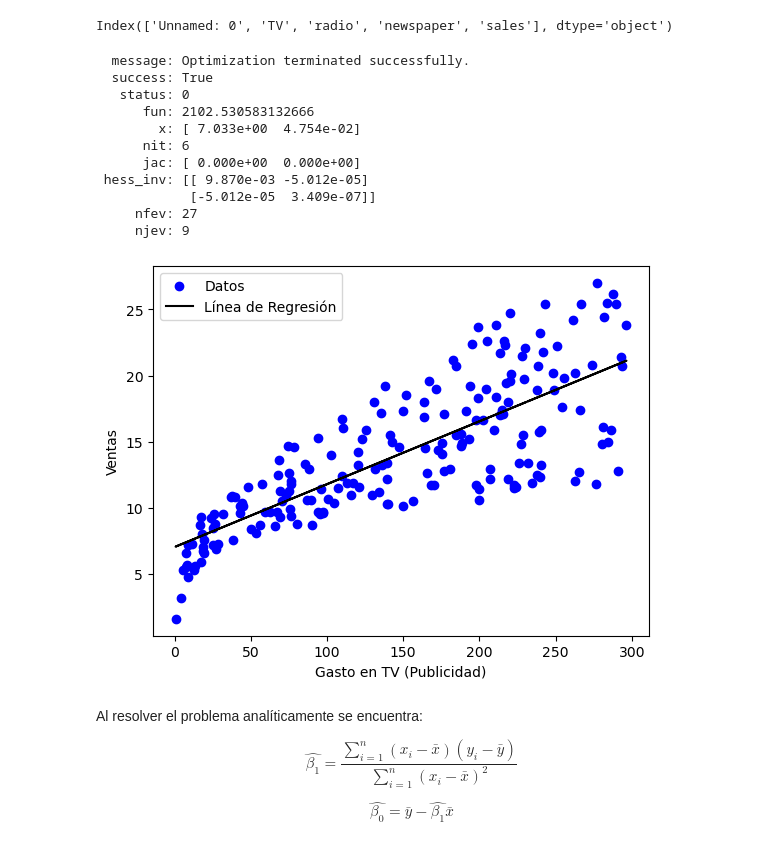
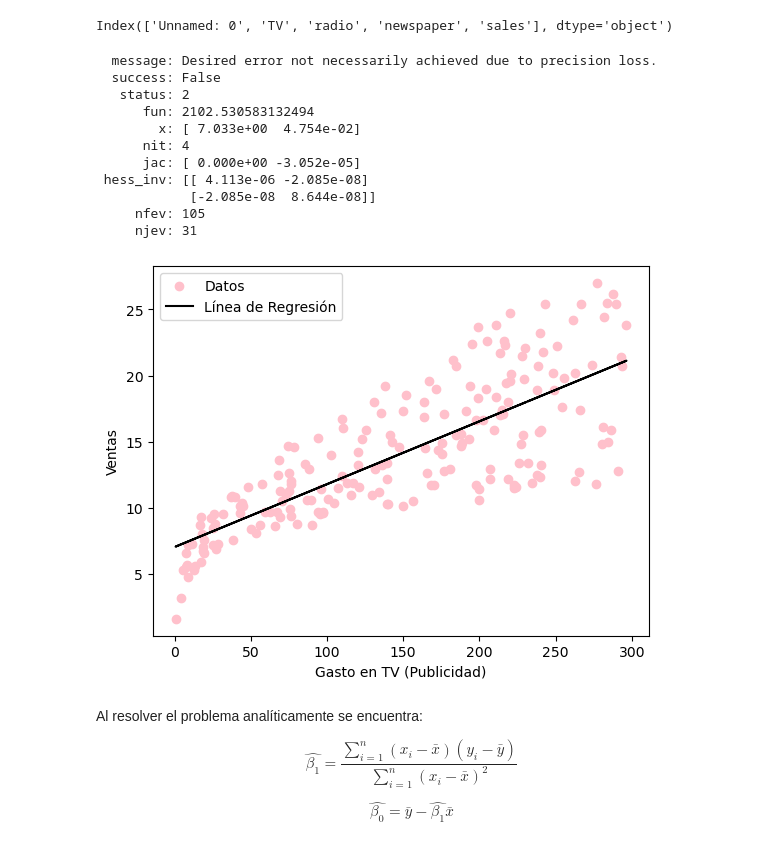
Before and after one commit to RRlaura/Simulacion-Matematica, a Jupyter notebook: T05 - Lab de regresión lineal.ipynb, the cells around one changed output. Cells and saved outputs as stored; diff of their text form; code cells hidden in the pictures.

```diff
--- a/T05 - Lab de regresión lineal.ipynb
+++ b/T05 - Lab de regresión lineal.ipynb
@@ -124,33 +124,38 @@ def calcular_rss(beta, X, y):
     rss_value = residual.T @ residual  # Calcular RSS
     return rss_value[0, 0]
 
-
-coef_intercepto, coef_pendiente = resultado_optimizado.x
-opt.minimize(calcular_rss, beta_inicial, args=(X_matriz, y_vector))
+resultado_optimizado = opt.minimize(calcular_rss, beta_inicial, args=(X_matriz, y_vector))
+resultado_optimizado
 # %% [output]
-  message: Optimization terminated successfully.
-  success: True
-   status: 0
-      fun: 2102.530583132666
+  message: Desired error not necessarily achieved due to precision loss.
+  success: False
+   status: 2
+      fun: 2102.530583132494
         x: [ 7.033e+00  4.754e-02]
-      nit: 6
-      jac: [ 0.000e+00  0.000e+00]
- hess_inv: [[ 9.870e-03 -5.012e-05]
-            [-5.012e-05  3.409e-07]]
-     nfev: 27
-     njev: 9
+      nit: 4
+      jac: [ 0.000e+00 -3.052e-05]
+ hess_inv: [[ 4.113e-06 -2.085e-08]
+            [-2.085e-08  8.644e-08]]
+     nfev: 105
+     njev: 31
 # %%
+coef_intercepto, coef_pendiente = resultado_optimizado.x
+
+beta_0 = coef_intercepto
+beta_1 = coef_pendiente
+
+X = x_tv
+
 y_pred = beta_0 + beta_1 * X
 
-
-plt.scatter(X, y, color= 'blue' , label='Datos')
-plt.plot(X, y_pred, color= 'black' , label='Línea de Regresión')
+plt.scatter(X, y_sales, c='pink', label='Datos')
+plt.plot(X, y_pred, color='black', label='Línea de Regresión')
 plt.xlabel('Gasto en TV (Publicidad)')
 plt.ylabel('Ventas')
 plt.legend()
 plt.show()
 # %% [output]
-[figure, old version]
+[figure, new version]
 # %% [markdown]
 Al resolver el problema analíticamente se encuentra:
 
```
Also changed, not shown: parts of 22 cells of this notebook.
